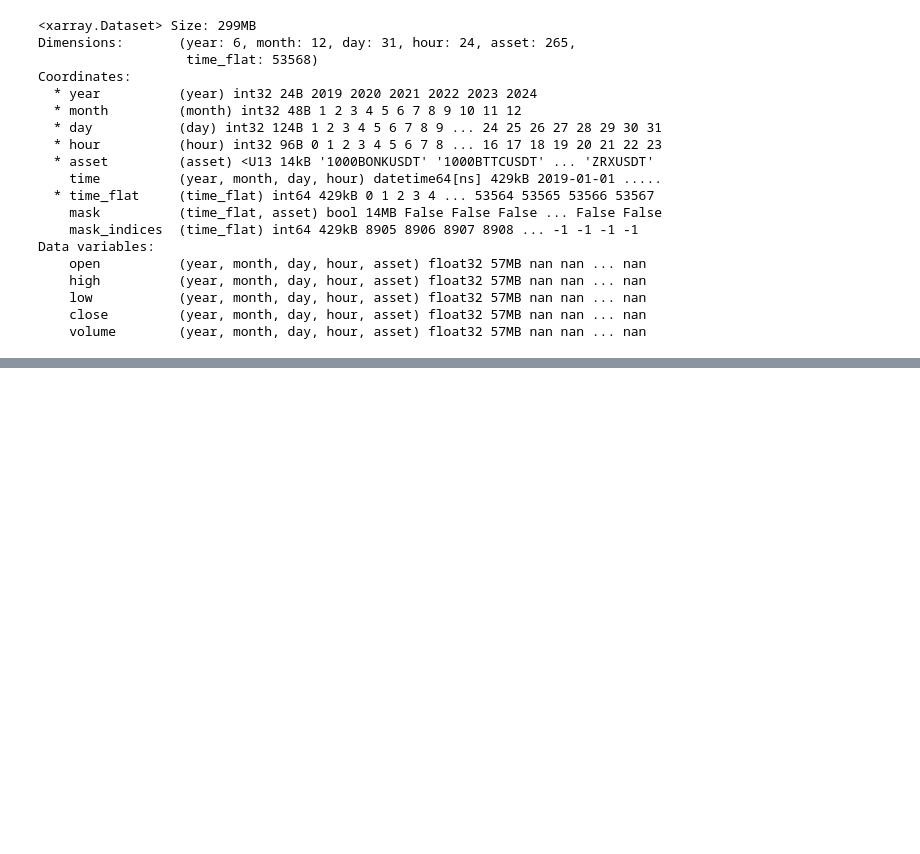
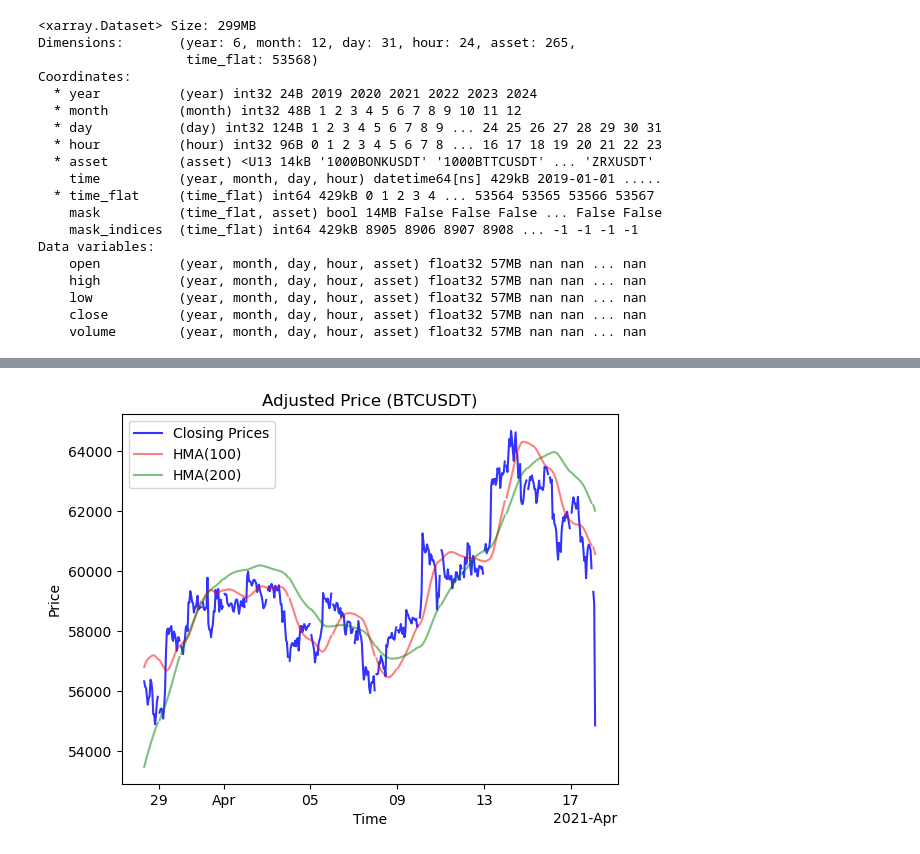
Before and after one commit to Suchismit4/hindsight, a Jupyter notebook: examples/backtest/debug.ipynb, the cells around one changed output, grey strips where cells are left out. Saved outputs shown, nothing was run; the diff lists cells and outputs as text; code cells hidden in the pictures; blank space fills up the shorter version.

```diff
--- a/examples/backtest/debug.ipynb
+++ b/examples/backtest/debug.ipynb
@@ -125,0 +145,17 @@ ValueError: Circular dependency detected involving formula 'wma'
+# %%
+# Let's see BTC/USDT spot closing prices, highs, and lows
+indices = slice(20_000, 20_500)
+
+hmas = results[['hma_ww100', 'hma_ww200']].sel(asset='BTCUSDT')
+hmas = hmas.dt.to_time_indexed().isel(time=indices)
+
+btc.isel(time=indices)['close'].plot.line(x="time", label='Closing Prices', color='blue', alpha=0.8)
+hmas['hma_ww100'].plot.line(x="time", label='HMA(100)', color='red', alpha=0.5)
+hmas['hma_ww200'].plot.line(x="time", label='HMA(200)', color='green', alpha=0.5)
+plt.title(f"Adjusted Price (BTCUSDT)")
+plt.xlabel("Time")
+plt.ylabel("Price")
+plt.legend()
+plt.grid(False)
+# %% [output]
+[figure, added]
```
Also changed, not shown: parts of 2 cells of this notebook, 3 other files.
